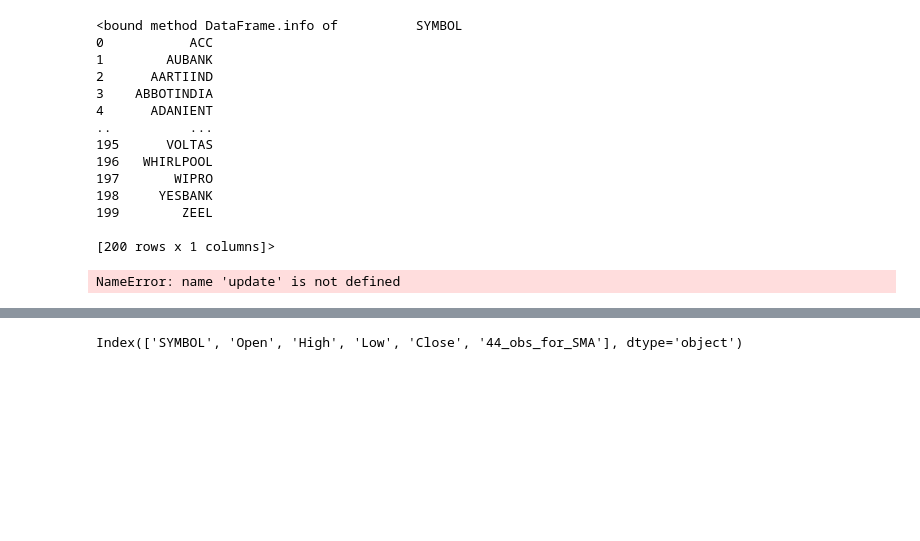
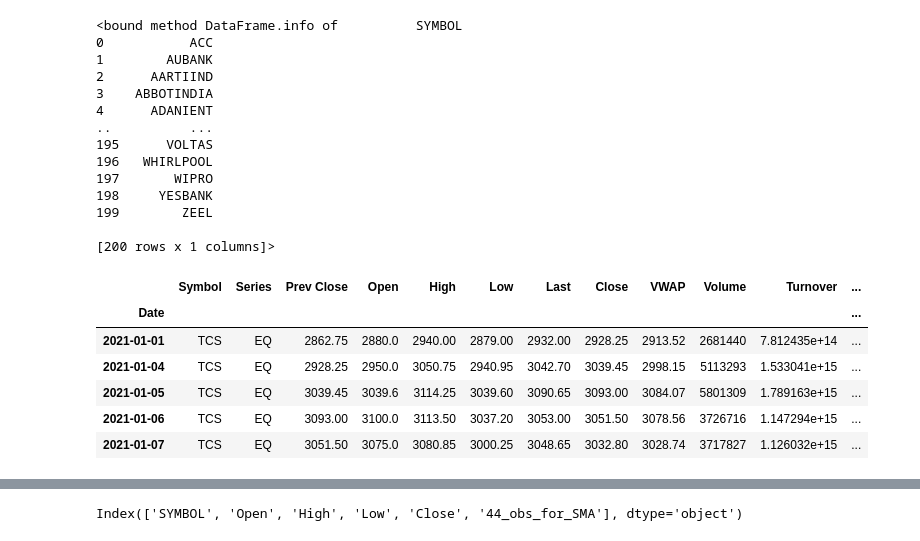
Before and after one commit to my8286/Stock-Analysis, a Jupyter notebook: Simple Moving Average.ipynb, the cells around one changed output, grey strips where cells are left out. Saved outputs shown, nothing was run; the diff lists cells and outputs as text; code cells hidden in the pictures; blank space fills up the shorter version.

```diff
--- a/Simple Moving Average.ipynb
+++ b/Simple Moving Average.ipynb
@@ -35,30 +35,3 @@ nifty.info
 199        ZEEL
 
 [200 rows x 1 columns]>
-# %%
-list=[]
-updated=datetime(datetime.now().year,datetime.now().month,datetime.now().day)
-for name, values in nifty.iteritems():
-    for index in values:
-        if update!=datetime(datetime.now().year,datetime.now().month,datetime.now().day):
-            rising_stock=get_history(index,start=datetime(datetime.now().year,datetime.now().month,datetime.now().day),end=datetime(datetime.now().year,datetime.now().month,datetime.now().day))
-            sublist=[]
-            if rising_stock.shape[0]>1 and rising_stock['Open'][-1] < rising_stock['Close'][-1]:
-                short_window = 44
-                rising_stock["44_obs_for_SMA"] = rising_stock["Close"].rolling(window=short_window).mean()
-
-                if (rising_stock["High"][-1]>= rising_stock["44_obs_for_SMA"][-1] and rising_stock["Low"][-1]<= rising_stock["44_obs_for_SMA"][-1]) or abs(rising_stock["Low"][-1]-rising_stock["44_obs_for_SMA"][-1])<=3 :
-                    sublist.append(index)
-                    sublist.append(rising_stock["Open"][-1])
-                    sublist.append(rising_stock["High"][-1])
-                    sublist.append(rising_stock["Low"][-1])
-                    sublist.append(rising_stock["Close"][-1])
-                    sublist.append(rising_stock["44_obs_for_SMA"][-1])
-
-                    list.append(sublist)
-                    rising_stock.index.name = 'Date'
-
-                    rising_stock.to_csv("stocks/{index}.csv".format(index=index))
-                    print(index)
-# %% [output]
-NameError: name 'update' is not defined
@@ -64,0 +41,11 @@ NameError: name 'update' is not defined
+# %%
+ rising_stock=get_history("TCS",start=datetime(2021,1,1),end=datetime(datetime.now().year,datetime.now().month,datetime.now().day))
+ rising_stock.head()
+# %% [output]
+|  | Symbol | Series | Prev Close | Open | High | Low | Last | Close | VWAP | Volume | Turnover | ... |
+| Date |  |  |  |  |  |  |  |  |  |  |  | ... |
+| 2021-01-01 | TCS | EQ | 2862.75 | 2880.0 | 2940.00 | 2879.00 | 2932.00 | 2928.25 | 2913.52 | 2681440 | 7.812435e+14 | ... |
+| 2021-01-04 | TCS | EQ | 2928.25 | 2950.0 | 3050.75 | 2940.95 | 3042.70 | 3039.45 | 2998.15 | 5113293 | 1.533041e+15 | ... |
+| 2021-01-05 | TCS | EQ | 3039.45 | 3039.6 | 3114.25 | 3039.60 | 3090.65 | 3093.00 | 3084.07 | 5801309 | 1.789163e+15 | ... |
+| 2021-01-06 | TCS | EQ | 3093.00 | 3100.0 | 3113.50 | 3037.20 | 3053.00 | 3051.50 | 3078.56 | 3726716 | 1.147294e+15 | ... |
+| 2021-01-07 | TCS | EQ | 3051.50 | 3075.0 | 3080.85 | 3000.25 | 3048.65 | 3032.80 | 3028.74 | 3717827 | 1.126032e+15 | ... |
```
Also changed, not shown: parts of 7 cells of this notebook.
